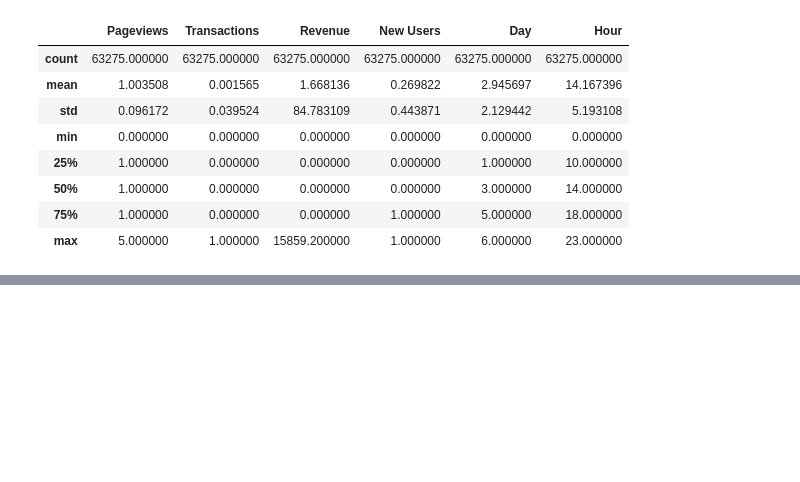
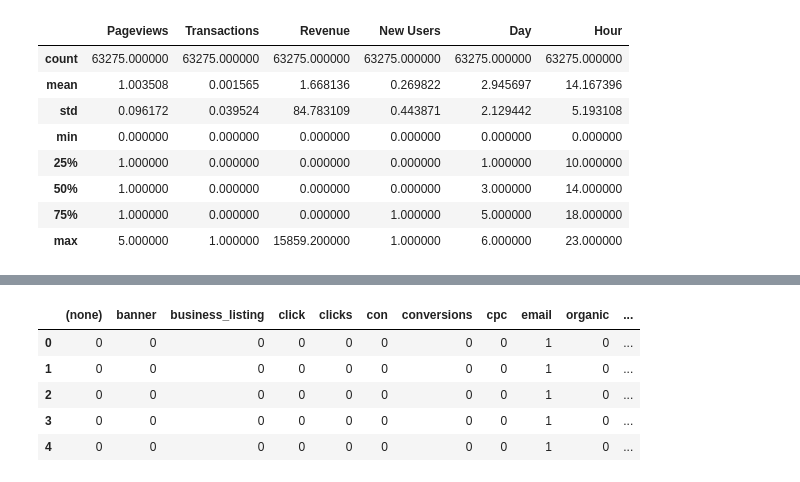
Before and after one commit to silaswwong/springboard, a Jupyter notebook: GRCY.ipynb, the cells around one changed output, grey strips where cells are left out. Cells and saved outputs as stored; diff of their text form; code cells hidden in the pictures; blank space fills up the shorter version.

```diff
--- a/GRCY.ipynb
+++ b/GRCY.ipynb
@@ -153,0 +205,10 @@ sheet1.describe()
+# %%
+sheet1_medium = pd.get_dummies(sheet1.Medium)
+sheet1_medium.head()
+# %% [output]
+|  | (none) | banner | business_listing | click | clicks | con | conversions | cpc | email | organic | ... |
+| 0 | 0 | 0 | 0 | 0 | 0 | 0 | 0 | 0 | 1 | 0 | ... |
+| 1 | 0 | 0 | 0 | 0 | 0 | 0 | 0 | 0 | 1 | 0 | ... |
+| 2 | 0 | 0 | 0 | 0 | 0 | 0 | 0 | 0 | 1 | 0 | ... |
+| 3 | 0 | 0 | 0 | 0 | 0 | 0 | 0 | 0 | 1 | 0 | ... |
+| 4 | 0 | 0 | 0 | 0 | 0 | 0 | 0 | 0 | 1 | 0 | ... |
```
Also changed, not shown: parts of 6 cells of this notebook.
